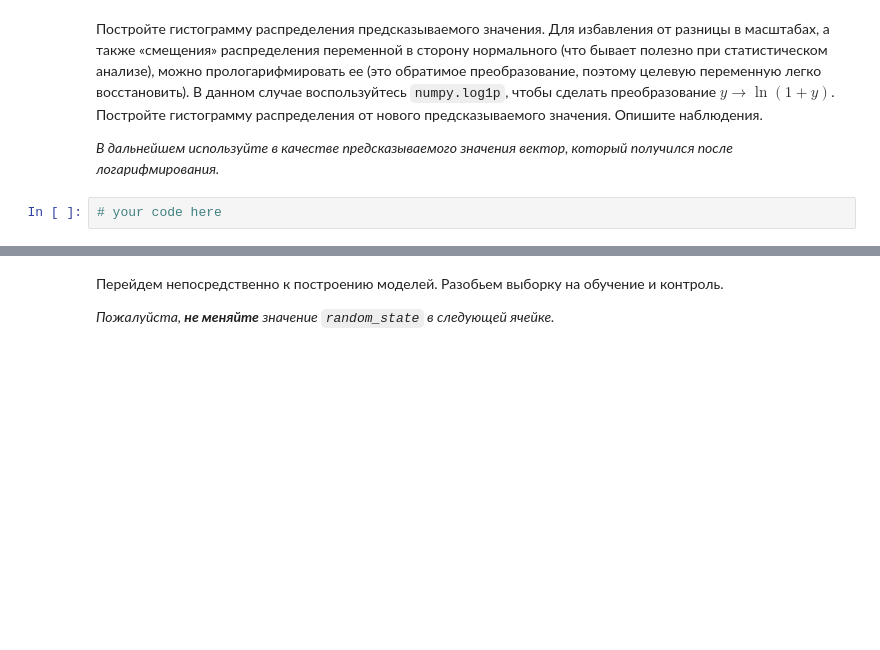
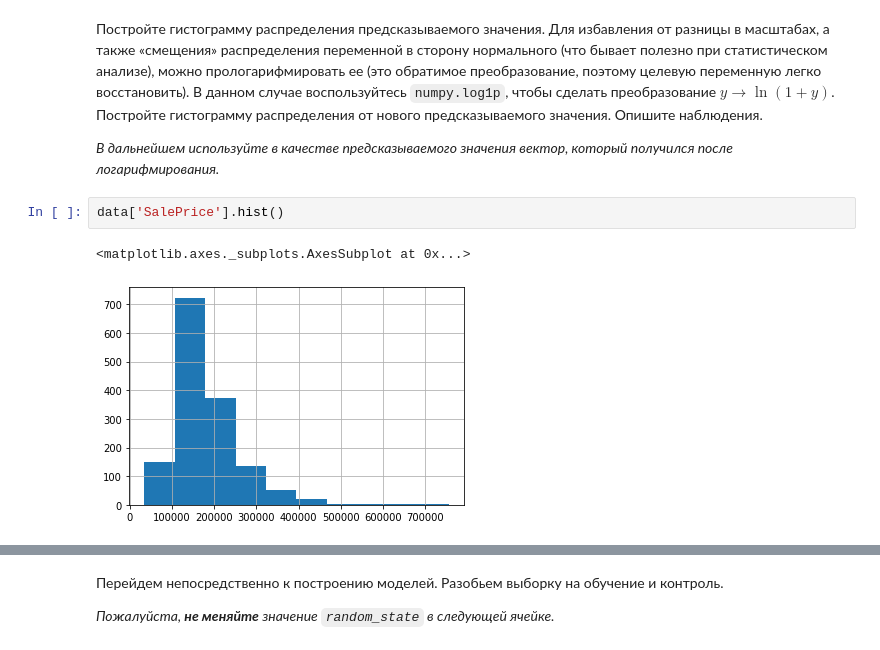
Before and after one commit to BunnyNoBugs/minor2020-iad6, a Jupyter notebook: hw02-knn-lr-gd/hw2-knn-lr-gd.ipynb, the cells around one changed output, grey strips where cells are left out. Drawn from its saved outputs; the diff is of its cells as text; blank space fills up the shorter version.

```diff
--- a/hw02-knn-lr-gd/hw2-knn-lr-gd.ipynb
+++ b/hw02-knn-lr-gd/hw2-knn-lr-gd.ipynb
@@ -474,5 +588,8 @@ import seaborn as sns
 Постройте гистограмму распределения предсказываемого значения. Для избавления от разницы в масштабах, а также «смещения» распределения переменной в сторону нормального (что бывает полезно при статистическом анализе), можно прологарифмировать ее (это обратимое преобразование, поэтому целевую переменную легко восстановить). В данном случае воспользуйтесь `numpy.log1p`, чтобы сделать преобразование $y \to \ln\left(1 + y\right)$. Постройте гистограмму распределения от нового предсказываемого значения. Опишите наблюдения.
 
 *В дальнейшем используйте в качестве предсказываемого значения вектор, который получился после логарифмирования.*
-# %%
-# your code here
+# %%
+data['SalePrice'].hist()
+# %% [output]
+<matplotlib.axes._subplots.AxesSubplot at 0x...>
+[figure, added]
```
Also changed, not shown: parts of 41 cells of this notebook, 2 other files.
